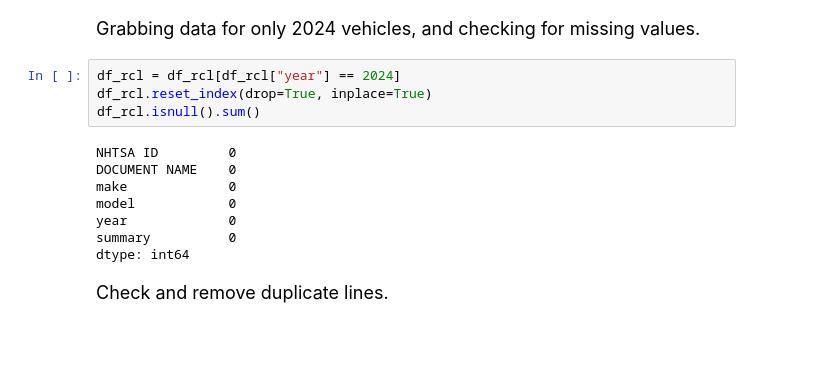
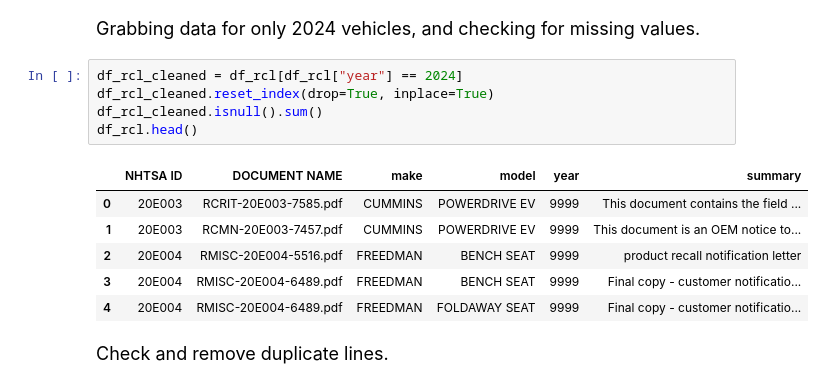
Before and after one commit to ellioc/VehicleRecalls2024, a Jupyter notebook: car_report.ipynb, the cells around one changed output. Drawn from its saved outputs; the diff is of its cells as text; blank space fills up the shorter version.

```diff
--- a/car_report.ipynb
+++ b/car_report.ipynb
@@ -182,17 +224,17 @@ df_rcl.head(20)
 # %% [markdown]
 <font size="4">Grabbing data for only 2024 vehicles, and checking for missing values.
 # %%
-df_rcl = df_rcl[df_rcl["year"] == 2024]
-df_rcl.reset_index(drop=True, inplace=True)
-df_rcl.isnull().sum()
+df_rcl_cleaned = df_rcl[df_rcl["year"] == 2024]
+df_rcl_cleaned.reset_index(drop=True, inplace=True)
+df_rcl_cleaned.isnull().sum()
+df_rcl.head()
 # %% [output]
-NHTSA ID         0
-DOCUMENT NAME    0
-make             0
-model            0
-year             0
-summary          0
-dtype: int64
+|  | NHTSA ID | DOCUMENT NAME | make | model | year | summary |
+| 0 | 20E003 | RCRIT-20E003-7585.pdf | CUMMINS | POWERDRIVE EV | 9999 | This document contains the field ... |
+| 1 | 20E003 | RCMN-20E003-7457.pdf | CUMMINS | POWERDRIVE EV | 9999 | This document is an OEM notice to... |
+| 2 | 20E004 | RMISC-20E004-5516.pdf | FREEDMAN | BENCH SEAT | 9999 | product recall notification letter |
+| 3 | 20E004 | RMISC-20E004-6489.pdf | FREEDMAN | BENCH SEAT | 9999 | Final copy - customer notificatio... |
+| 4 | 20E004 | RMISC-20E004-6489.pdf | FREEDMAN | FOLDAWAY SEAT | 9999 | Final copy - customer notificatio... |
 # %% [markdown]
 <font size="4">Check and remove duplicate lines.
 # %%
```
Also changed, not shown: parts of 26 cells of this notebook, 1 other file.
